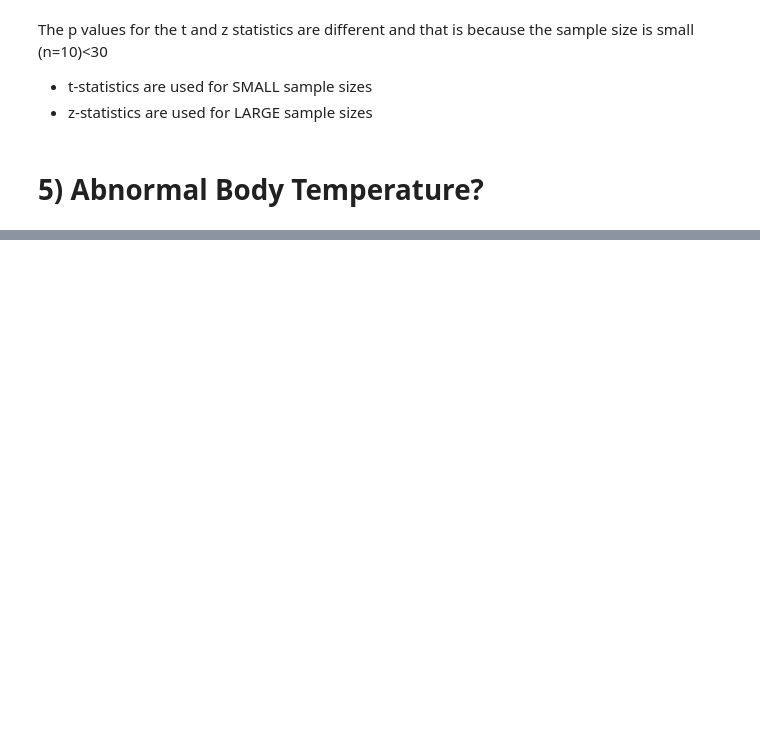
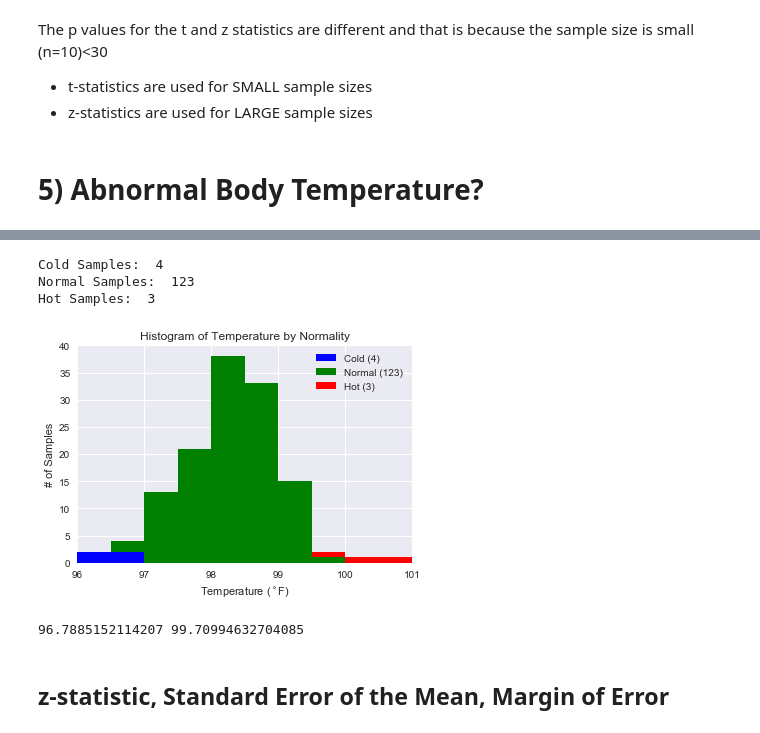
Before and after one commit to milesin3d/Springboard-MiniProjects, a Jupyter notebook: Human Body Temperature/sliderule_dsi_inferential_statistics_exercise_1.ipynb, the cells around one changed output, grey strips where cells are left out. Cells and saved outputs as stored; diff of their text form; code cells hidden in the pictures; blank space fills up the shorter version.

```diff
--- a/Human Body Temperature/sliderule_dsi_inferential_statistics_exercise_1.ipynb
+++ b/Human Body Temperature/sliderule_dsi_inferential_statistics_exercise_1.ipynb
@@ -444,0 +494,8 @@ The p values for the t and z statistics are different and that is because the sa
+# %%
+# calculate the z-statistic for each sample
+
+df['z'] = (df.temperature - temp_mean_obs) / temp_std_obs
+
+df = df.sort_values(by=['z'], ascending=False)
+print(df.head(10))
+print(df.tail(10))
@@ -444,0 +520,49 @@ The p values for the t and z statistics are different and that is because the sa
+# %%
+# create 3 categories based on the z values
+# data beyond two standard deviations away from the mean is considered "abnormal" data
+
+temp_cold = df[df.z <= -2]
+temp_norm = df[abs(df.z) < 2]
+temp_hot = df[df.z >= 2]
+
+print('Cold Samples: ', len(temp_cold))
+print('Normal Samples: ', len(temp_norm))
+print('Hot Samples: ', len(temp_hot))
+# %% [output]
+Cold Samples:  4
+Normal Samples:  123
+Hot Samples:  3
+# %%
+# histogram plot
+
+sns.set()
+
+plt.hist([temp_cold.temperature, temp_norm.temperature, temp_hot.temperature],
+         bins=temp_bins,
+         normed=False,
+         #label='Temperature Data',
+         align='mid',
+         stacked=True,
+         color=['blue', 'green', 'red'])
+
+_ = plt.xlim(96, 101)
+_ = plt.ylim(0, 40)
+_ = plt.xlabel('Temperature ($^\circ$F)')
+_ = plt.ylabel('# of Samples')
+_ = plt.legend(['Cold (' + str(len(temp_cold)) + ')',
+                'Normal (' + str(len(temp_norm)) + ')',
+                'Hot (' + str(len(temp_hot)) + ')'])
+_ = plt.title('Histogram of Temperature by Normality')
+# %% [output]
+[figure, added]
+# %%
+# invtervals between cold, normal and hot according to 2 STD away from the mean
+
+z_low = temp_mean_obs - 2 * temp_std_obs
+z_high = temp_mean_obs + 2 * temp_std_obs
+
+print(z_low, z_high)
+# %% [output]
+96.7885152114207 99.70994632704085
+# %% [markdown]
+## z-statistic, Standard Error of the Mean, Margin of Error
```
Also changed, not shown: parts of 18 cells of this notebook.
